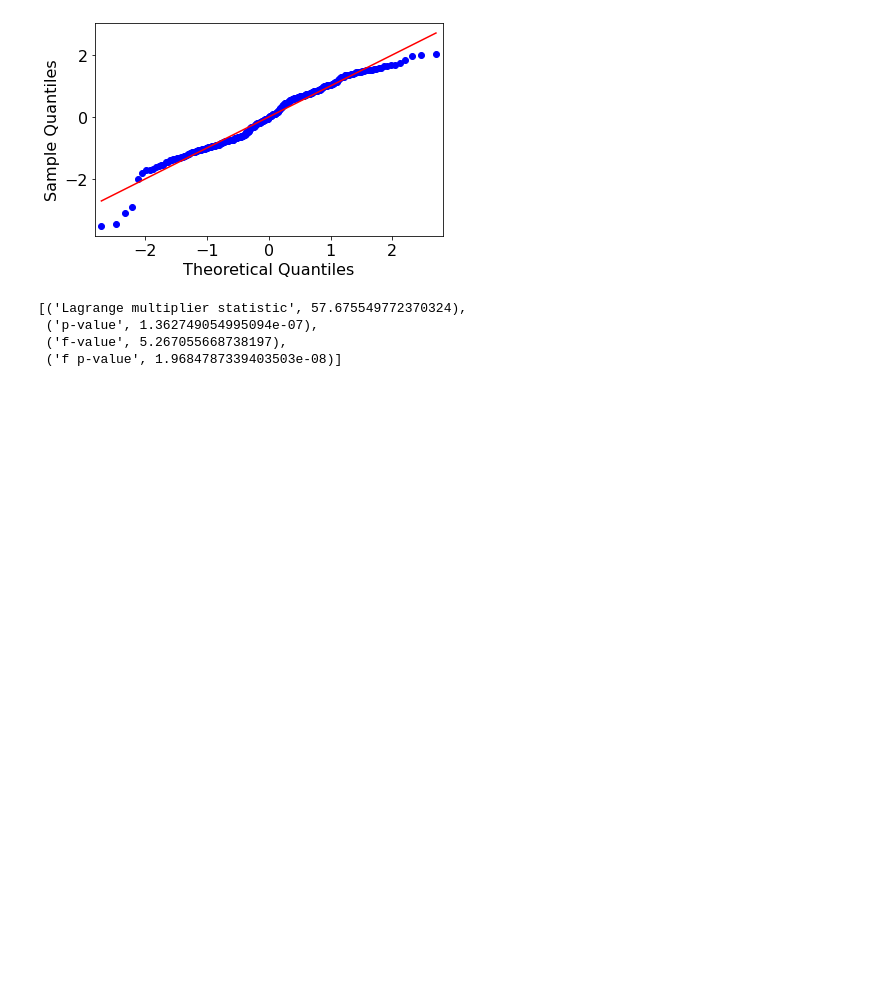
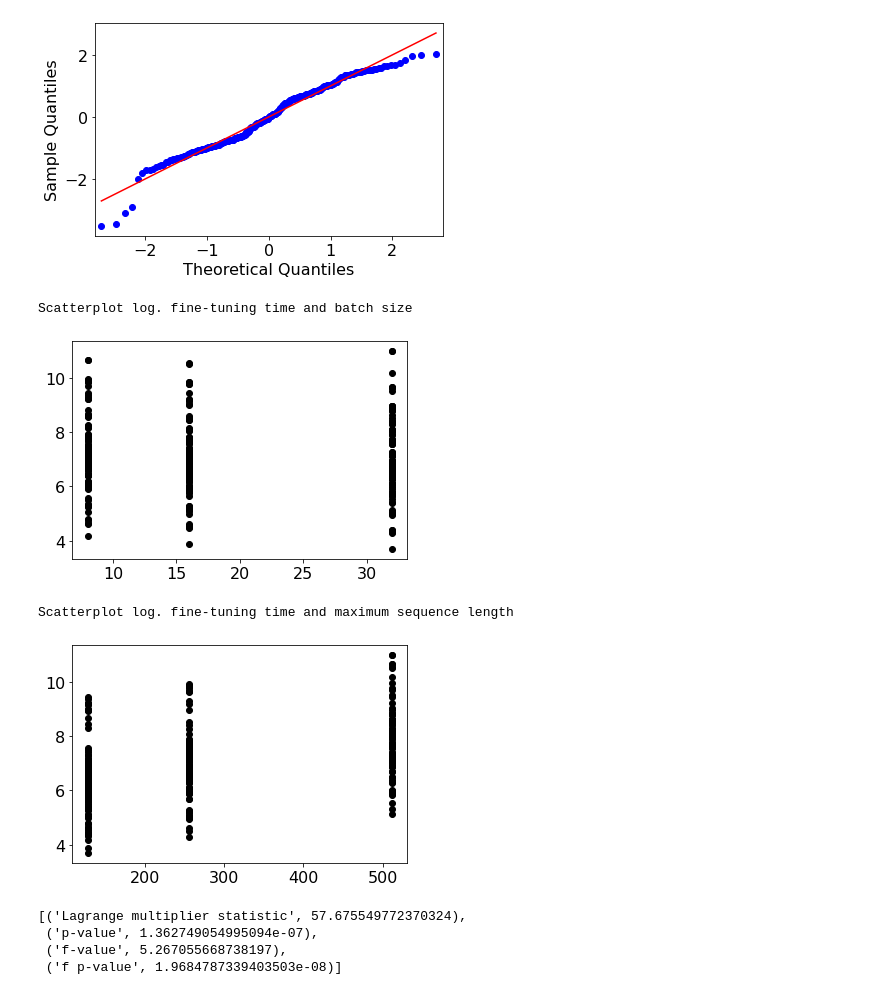
Before and after one commit to annakorotkova/Exploration-of-fine-tuning-and-inferencetime-of-large-pre-trained-languagemodels-in-NLP, a Jupyter notebook: Analysis finetuning time.ipynb, the cells around one changed output. Saved outputs shown, nothing was run; the diff lists cells and outputs as text; code cells hidden in the pictures; blank space fills up the shorter version.

```diff
--- a/Analysis finetuning time.ipynb
+++ b/Analysis finetuning time.ipynb
@@ -975,6 +975,21 @@ fig.savefig('finetuning_time_linreg_qqplot.png')
 # %% [output]
 <Figure size 720x720 with 0 Axes>
 [figure]
+# %%
+# Check linearity assumption (makes little sense since hyperparameters incorporate only three values)
+
+print('Scatterplot log. fine-tuning time and batch size')
+plt.plot(data3.per_device_train_batch_size, data3.finetuning_time_log, 'o', color='black')
+plt.show()
+
+print('Scatterplot log. fine-tuning time and maximum sequence length')
+plt.plot(data3.max_seq_length, data3.finetuning_time_log, 'o', color='black')
+plt.show()
+# %% [output]
+Scatterplot log. fine-tuning time and batch size
+[figure, added]
+Scatterplot log. fine-tuning time and maximum sequence length
+[figure, added]
 # %%
 # Breusch-Pagan test to check homoscedasticity of residuals
 
```
Also changed, not shown: parts of 6 cells of this notebook, 1 other file.
